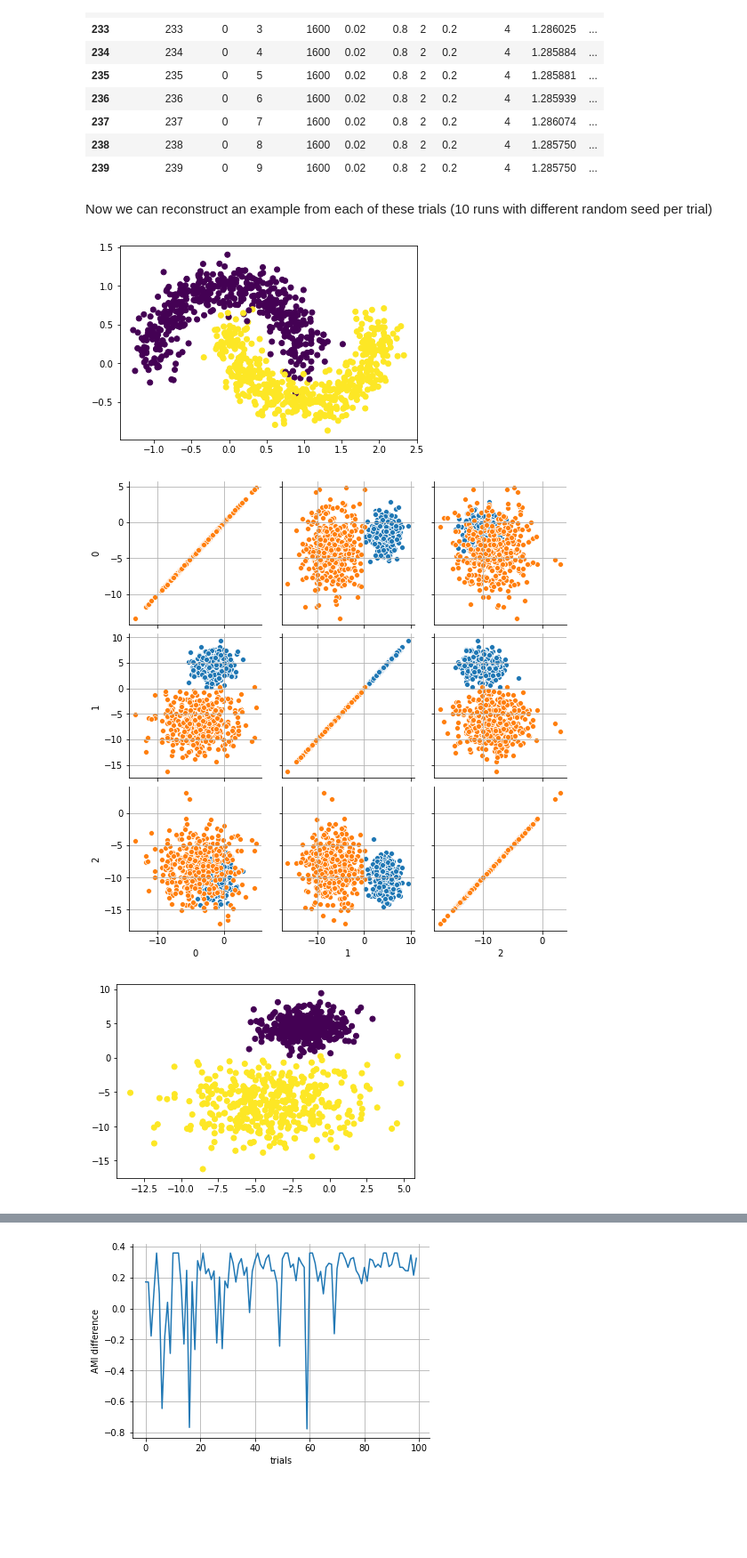
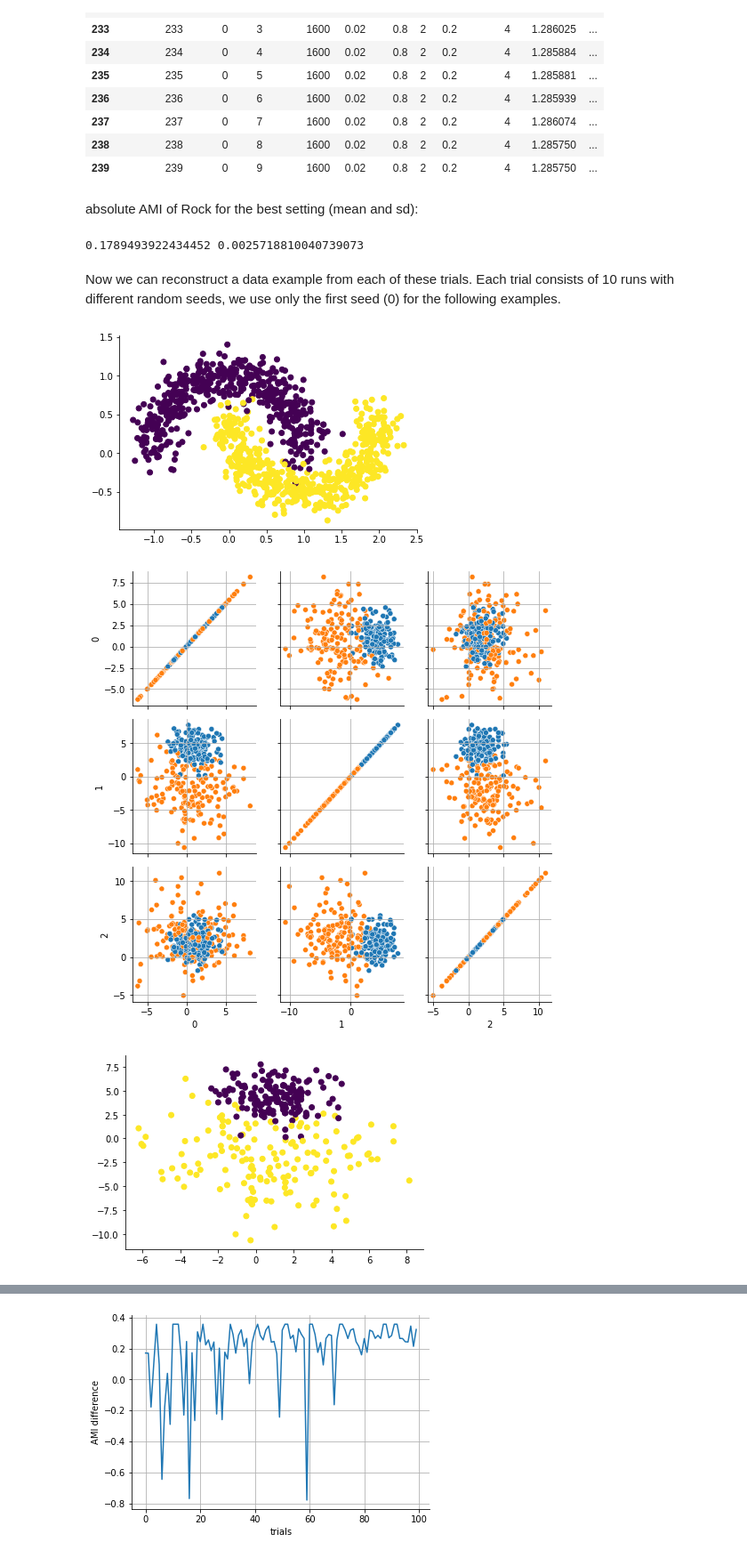
Before and after one commit to thullmann/overoptimism-clust-algo, a Jupyter notebook: notebooks/Optimizations/Optuna_Results_Analysis.ipynb, the cells around one changed output, grey strips where cells are left out. Shown at 89% size. Drawn from its saved outputs; the diff is of its cells as text; code cells hidden in the pictures; blank space fills up the shorter version.

```diff
--- a/notebooks/Optimizations/Optuna_Results_Analysis.ipynb
+++ b/notebooks/Optimizations/Optuna_Results_Analysis.ipynb
@@ -104,16 +127,24 @@ rings_results.iloc[23 * 10 : 24 * 10]
 | 237 | 237 | 0 | 7 | 1600 | 0.02 | 0.8 | 2 | 0.2 | 4 | 1.286074 | ... |
 | 238 | 238 | 0 | 8 | 1600 | 0.02 | 0.8 | 2 | 0.2 | 4 | 1.285750 | ... |
 | 239 | 239 | 0 | 9 | 1600 | 0.02 | 0.8 | 2 | 0.2 | 4 | 1.285750 | ... |
+# %% [markdown]
+absolute AMI of Rock for the best setting (mean and sd):
+# %%
+df = rings_results.iloc[23 * 10 : 24 * 10]
+print(df["ROCK"].mean(), df["ROCK"].std())
+# %% [output]
+0.1789493922434452 0.0025718810040739073
 # %% [markdown]
-Now we can reconstruct an example from each of these trials (10 runs with different random seed per trial)
+Now we can reconstruct a data example from each of these trials. Each trial consists of 10 runs with different random seeds, we use only the first seed (0) for the following examples.
 # %%
 from sklearn.datasets import make_blobs, make_circles, make_moons
 
-X, y = make_moons(n_samples=moons_samples, shuffle=True, noise=moons_jitter, random_state=0)
+X, y = make_moons(n_samples=moons_samples, noise=moons_jitter, shuffle=True, random_state=0)
 plt.scatter(X[:, 0], X[:, 1], c=y)
+plt.grid(False)
 plt.savefig('two_moons_example.png')
 # %% [output]
-[figure, old version]
+[figure, new version]
 # %%
 import numpy as np
 def getBlobDensities(n_centers):
@@ -121,17 +152,18 @@ def getBlobDensities(n_centers):
 # %%
 import seaborn as sns
 
-X, y = make_blobs(n_samples=blobs_samples, centers=blobs_centers, n_features=blobs_features, cluster_std=getBlobDensities(blobs_centers), random_state=1)
+X, y = make_blobs(n_samples=blobs_samples, centers=blobs_centers, n_features=blobs_features, cluster_std=getBlobDensities(blobs_centers), shuffle=True, random_state=0)
 blobs = pd.DataFrame(X)
 blobs['cluster'] = y
 g = sns.PairGrid(blobs, hue='cluster')
 g.map(sns.scatterplot)
 plt.savefig('blobs_example_pair.png')
 # %% [output]
-[figure, old version]
+[figure, new version]
 # %%
 plt.scatter(X[:, 0], X[:, 1], c=y)
+plt.grid(False)
 plt.savefig('blobs_example.png')
 # %% [output]
-[figure, old version]
+[figure, new version]
 # %%
```
Also changed, not shown: parts of 22 cells of this notebook, 12 other files.
